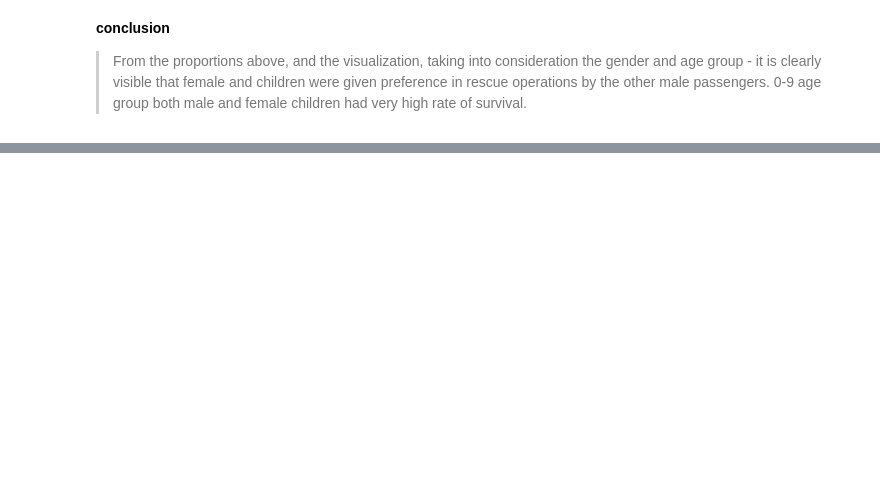
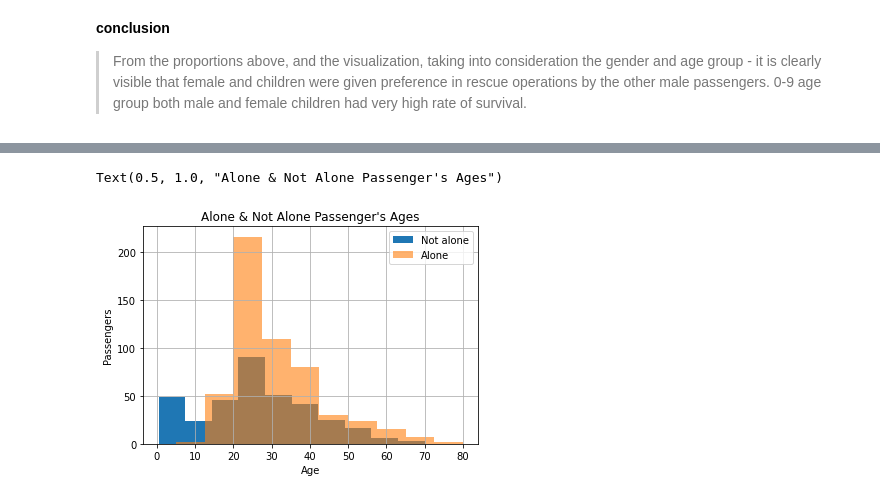
Before and after one commit to Douglous-Sobei/Titanic_Data_anaysis_project, a Jupyter notebook: titanic_data.ipynb, the cells around one changed output, grey strips where cells are left out. Cells and saved outputs as stored; diff of their text form; code cells hidden in the pictures; blank space fills up the shorter version.

```diff
--- a/titanic_data.ipynb
+++ b/titanic_data.ipynb
@@ -504,0 +510,11 @@ Text(0.5, 1.0, 'Survivors by Gender by Age groups')
+# %%
+is_not_alone = (titanic_data.SibSp + titanic_data.Parch) >= 1
+passengers_not_alone = titanic_data[is_not_alone]
+
+is_alone = (titanic_data.SibSp + titanic_data.Parch) == 0
+passengers_alone = titanic_data[is_alone]
+
+print('Not alone - describe')
+display(passengers_not_alone.describe())
+print('Alone - describe')
+display(passengers_alone.describe())
@@ -504,0 +542,11 @@ Text(0.5, 1.0, 'Survivors by Gender by Age groups')
+# %%
+passengers_not_alone.Age.hist(label='Not alone')
+passengers_alone.Age.hist(label='Alone', alpha=0.6)
+
+plt.xlabel('Age')
+plt.ylabel('Passengers')
+plt.legend(loc='best')
+plt.title('Alone & Not Alone Passenger\'s Ages')
+# %% [output]
+Text(0.5, 1.0, "Alone & Not Alone Passenger's Ages")
+[figure, added]
```
Also changed, not shown: parts of 14 cells of this notebook.
